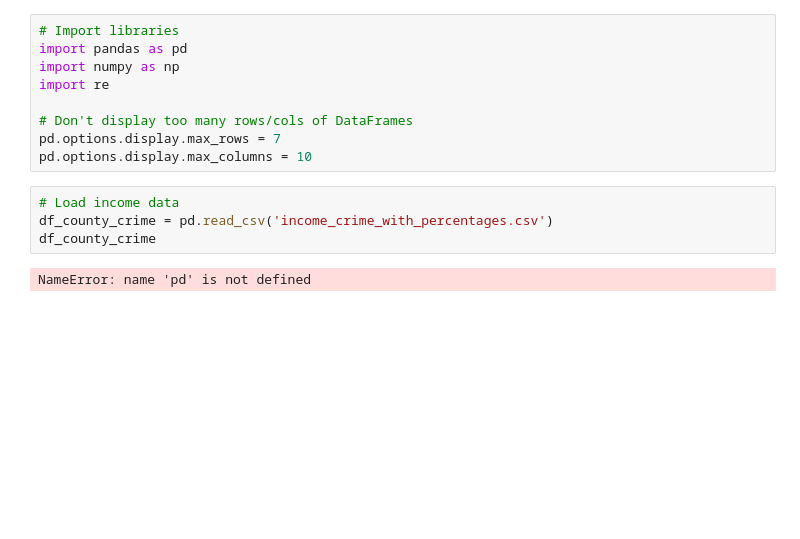
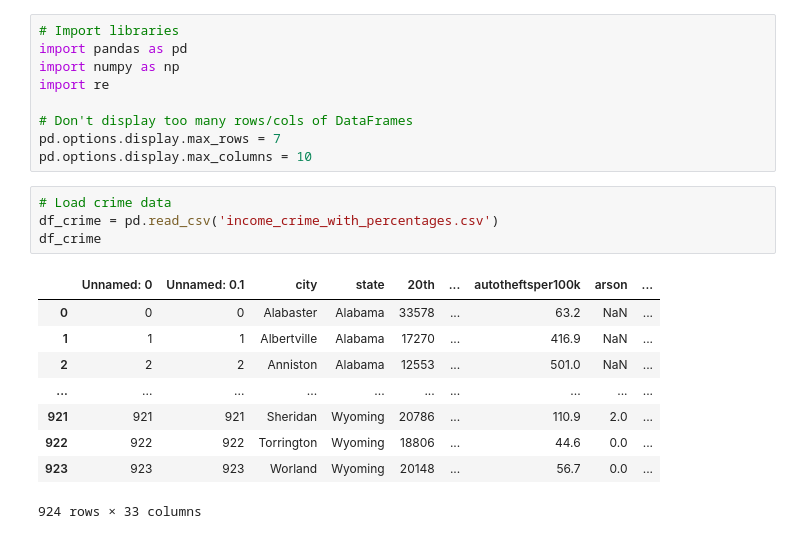
Before and after one commit to ewinterstorm/cogs108_finalproject, a Jupyter notebook: DataMerge.ipynb, the cells around one changed output. Drawn from its saved outputs; the diff is of its cells as text; blank space fills up the shorter version.

```diff
--- a/DataMerge.ipynb
+++ b/DataMerge.ipynb
@@ -8,9 +8,17 @@ import re
 pd.options.display.max_rows = 7
 pd.options.display.max_columns = 10
 # %%
-# Load income data
-df_county_crime = pd.read_csv('income_crime_with_percentages.csv')
-df_county_crime
+# Load crime data
+df_crime = pd.read_csv('income_crime_with_percentages.csv')
+df_crime
 # %% [output]
+|  | Unnamed: 0 | Unnamed: 0.1 | city | state | 20th | ... | autotheftsper100k | arson | ... |
+| 0 | 0 | 0 | Alabaster | Alabama | 33578 | ... | 63.2 | NaN | ... |
+| 1 | 1 | 1 | Albertville | Alabama | 17270 | ... | 416.9 | NaN | ... |
+| 2 | 2 | 2 | Anniston | Alabama | 12553 | ... | 501.0 | NaN | ... |
+| ... | ... | ... | ... | ... | ... | ... | ... | ... | ... |
+| 921 | 921 | 921 | Sheridan | Wyoming | 20786 | ... | 110.9 | 2.0 | ... |
+| 922 | 922 | 922 | Torrington | Wyoming | 18806 | ... | 44.6 | 0.0 | ... |
+| 923 | 923 | 923 | Worland | Wyoming | 20148 | ... | 56.7 | 0.0 | ... |
-NameError: name 'pd' is not defined
+924 rows × 33 columns
 # %%
```
Also changed, not shown: parts of 13 cells of this notebook, 3 other files.
